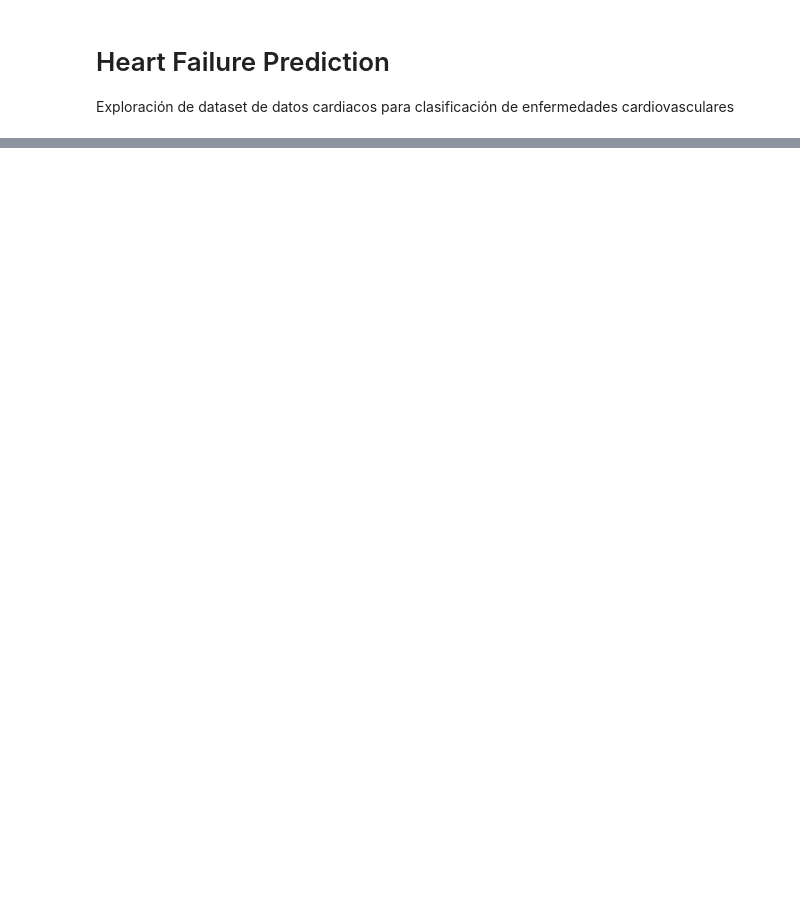
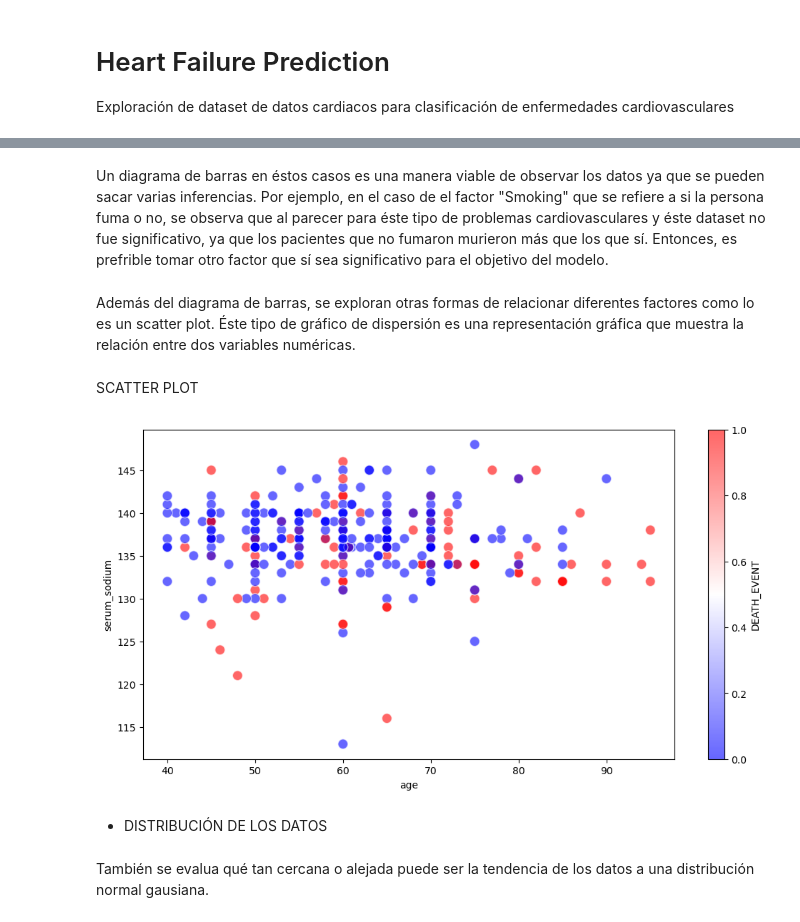
Before and after one commit to Sher016/IA, a Jupyter notebook: 01 - exploración.ipynb, the cells around one changed output, grey strips where cells are left out. Cells and saved outputs as stored; diff of their text form; code cells hidden in the pictures; blank space fills up the shorter version.

```diff
--- a/01 - exploración.ipynb
+++ b/01 - exploración.ipynb
@@ -124,0 +213,31 @@ plt.show()
+# %% [markdown]
+Un diagrama de barras en éstos casos es una manera viable de observar los datos ya que se pueden sacar varias inferencias. Por ejemplo, en el caso de el factor "Smoking" que se refiere a si la persona fuma o no, se observa que al parecer para éste tipo de problemas cardiovasculares y éste dataset no fue significativo, ya que los pacientes que no fumaron murieron más que los que sí. Entonces, es prefrible tomar otro factor que sí sea significativo para el objetivo del modelo.
+# %% [markdown]
+Además del diagrama de barras, se exploran otras formas de relacionar diferentes factores como lo es un scatter plot. Éste tipo de gráfico de dispersión es una representación gráfica que muestra la relación entre dos variables numéricas.
+# %% [markdown]
+SCATTER PLOT
+# %%
+
+
+def plot_scatter(df, factor1, factor2, target):
+    plt.figure(figsize=(12, 6))
+    plt.scatter(df[factor1],
+                df[factor2],
+                c=df[target],
+                cmap='bwr',
+                alpha=0.6,
+                edgecolors='w',
+                s=100)
+
+    plt.xlabel(factor1)
+    plt.ylabel(factor2)
+    plt.colorbar(label=target)
+    plt.show()
+
+plot_scatter(df, 'age', 'serum_sodium', 'DEATH_EVENT')
+# %% [output]
+[figure, added]
+# %% [markdown]
+- DISTRIBUCIÓN DE LOS DATOS
+# %% [markdown]
+También se evalua qué tan cercana o alejada puede ser la tendencia de los datos a una distribución normal gausiana.
```
Also changed, not shown: parts of 27 cells of this notebook, 1 other file.
